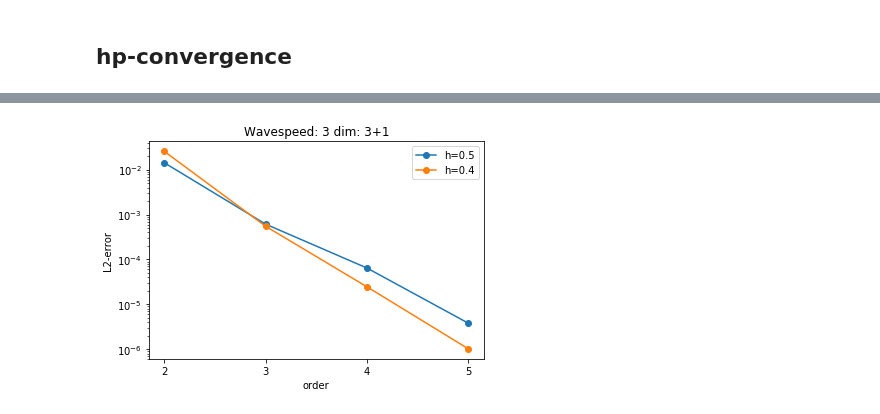
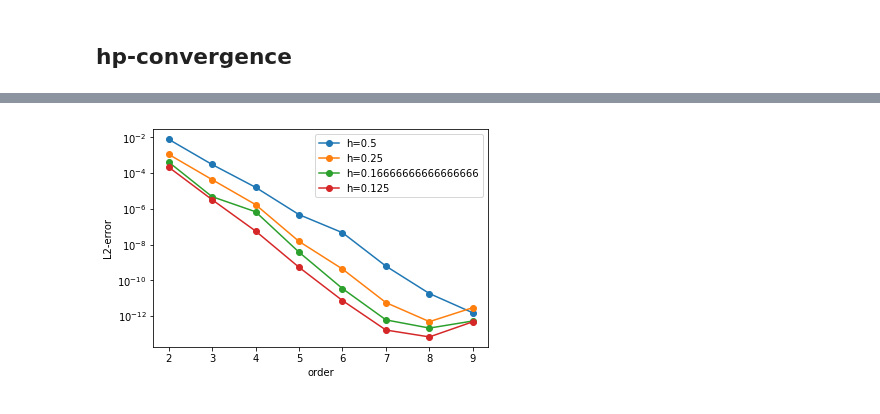
Before and after one commit to PaulSt/NGSTrefftz, a Jupyter notebook: python_test/notebooks/evolvetent.ipynb, the cells around one changed output, grey strips where cells are left out. Cells and saved outputs as stored; diff of their text form; code cells hidden in the pictures.

Commit message:
cleanup evolvetent jupyter notebook

```diff
--- a/python_test/notebooks/evolvetent.ipynb
+++ b/python_test/notebooks/evolvetent.ipynb
@@ -36,7 +36,7 @@ t_end=1
 initmesh = Mesh(unit_cube.GenerateMesh(maxh=0.4))
 wavefront = EvolveTentsMakeWavefront(order,initmesh,c,t_start)
 mat = EvolveTents(order,initmesh,c,t_end,wavefront,0)
-l2err = EvolveTentsPostProcess(order,initmesh,mat,EvolveTentsMakeWavefront(order,initmesh,c,t_end))
+l2err = EvolveTentsL2Error(order,initmesh,mat,EvolveTentsMakeWavefront(order,initmesh,c,t_end))
 
 for t in Timers():
     print(t)
@@ -68,7 +68,7 @@ for initmesh in meshes:
     for order in range(2,maxorder):
         wavefront = EvolveTentsMakeWavefront(order,initmesh,c,t_start)
         mat = EvolveTents(order,initmesh,c,t_end,wavefront,0)
-        l2err = EvolveTentsPostProcess(order,initmesh,mat,EvolveTentsMakeWavefront(order,initmesh,c,t_end))
+        l2err = EvolveTentsL2Error(order,initmesh,mat,EvolveTentsMakeWavefront(order,initmesh,c,t_end))
         print("order: " + str(order) + " err: " + str(l2err))
 # %% [output]
 dim: 1
@@ -139,25 +115,8 @@ plt.show()
-# %%
-maxorder = 6
-c = 3
-t_start = 0
-t_end = 1
-
-fig = plt.figure()
-ax = fig.gca()
-for h in [0.5,0.4]:
-    error = []
-    initmesh = Mesh(unit_cube.GenerateMesh(maxh=h))
-    for order in range(2,maxorder):
-        wavefront = EvolveTentsMakeWavefront(order,initmesh,c,t_start)
-        mat = EvolveTents(order,initmesh,c,t_end,wavefront,0)
-        l2err = EvolveTentsPostProcess(order,initmesh,mat,EvolveTentsMakeWavefront(order,initmesh,c,t_end))
-        error.append(l2err)
-    plt.semilogy(range(2,maxorder) , error, '-o', label="h="+str(h))
-ax.xaxis.set_major_locator(MaxNLocator(integer=True))
-plt.title('Wavespeed: ' + str(c) + " dim: " + str(initmesh.dim) + "+1")
-plt.legend()
-plt.ylabel("L2-error")
-plt.xlabel("order")
-plt.show()
-# %% [output]
-[figure, removed]
+# %%
+c = 10
+maxorder = 10
+meshes = [Mesh(SegMesh(h,0,1)) for h in range(2,9,2)]
+maxh = [1/h for h in range(2,9,2)]
+hploop(meshes,maxh,maxorder,c)
+# %% [output]
+[figure, added]
```
Also changed, not shown: parts of 5 cells of this notebook.
